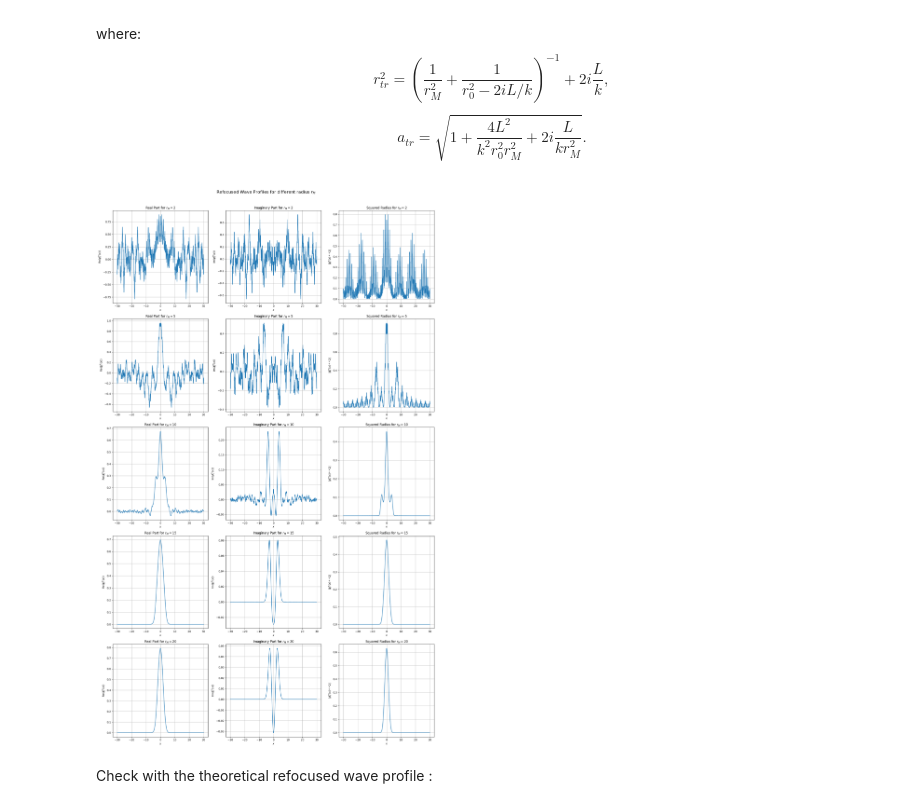
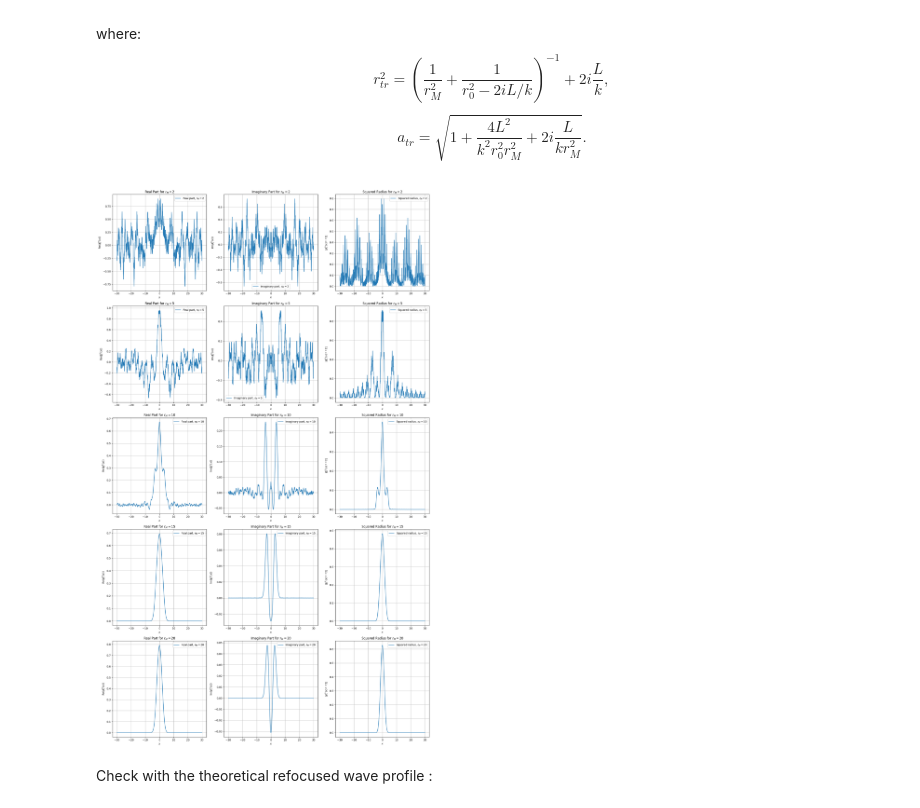
Before and after one commit to cyrielletheobald/mva_inverse_problems, a Jupyter notebook: time_reversal.ipynb, the cells around one changed output. Cells and saved outputs as stored; diff of their text form; code cells hidden in the pictures.

```diff
--- a/time_reversal.ipynb
+++ b/time_reversal.ipynb
@@ -264,37 +212,36 @@ for r_M in r_M_list:
     refocused_wave_list.append(refocused_wave)
 # %%
 fig, axs = plt.subplots(len(r_M_list), 3, figsize=(18, 6 * len(r_M_list)))
-fig.suptitle("Refocused Wave Profiles for different radius $r_M$", fontsize=16)
 
 for i, r_M in enumerate(r_M_list):
     # Real part
     axs[i, 0].plot(x, np.real(refocused_wave_list[i]), label=f"Real part, $r_M = {r_M}$")
     axs[i, 0].set_xlabel("$x$")
     axs[i, 0].set_ylabel(r"Re($\phi^{tr}_r(x)$)")
     axs[i, 0].set_title(f"Real Part for $r_M = {r_M}$")
-    # axs[i, 0].legend(loc = "upper right")
+    axs[i, 0].legend()
     axs[i, 0].grid(True)
 
     # Imaginary part
     axs[i, 1].plot(x, np.imag(refocused_wave_list[i]), label=f"Imaginary part, $r_M = {r_M}$")
     axs[i, 1].set_xlabel("$x$")
     axs[i, 1].set_ylabel(r"Im($\phi^{tr}_r(x)$)")
     axs[i, 1].set_title(f"Imaginary Part for $r_M = {r_M}$")
-    # axs[i, 1].legend(loc = "upper right")
+    axs[i, 1].legend()
     axs[i, 1].grid(True)
 
     # Squared Radius
     axs[i, 2].plot(x, np.abs(refocused_wave_list[i])**2, label=f"Squared radius, $r_M = {r_M}$")
     axs[i, 2].set_xlabel("$x$")
     axs[i, 2].set_ylabel(r"$|\phi^{tr}_r(x)**2|$")
     axs[i, 2].set_title(f"Squared Radius for $r_M = {r_M}$")
-    # axs[i, 2].legend(loc = "upper right")
+    axs[i, 2].legend()
     axs[i, 2].grid(True)
 
-plt.tight_layout(rect=[0, 0, 1, 0.97])
+plt.tight_layout()
 plt.show()
 # %% [output]
-[figure, old version]
+[figure, new version]
 # %% [markdown]
 Check with the theoretical refocused wave profile :
 # %% [markdown]
```
Also changed, not shown: parts of 23 cells of this notebook.
